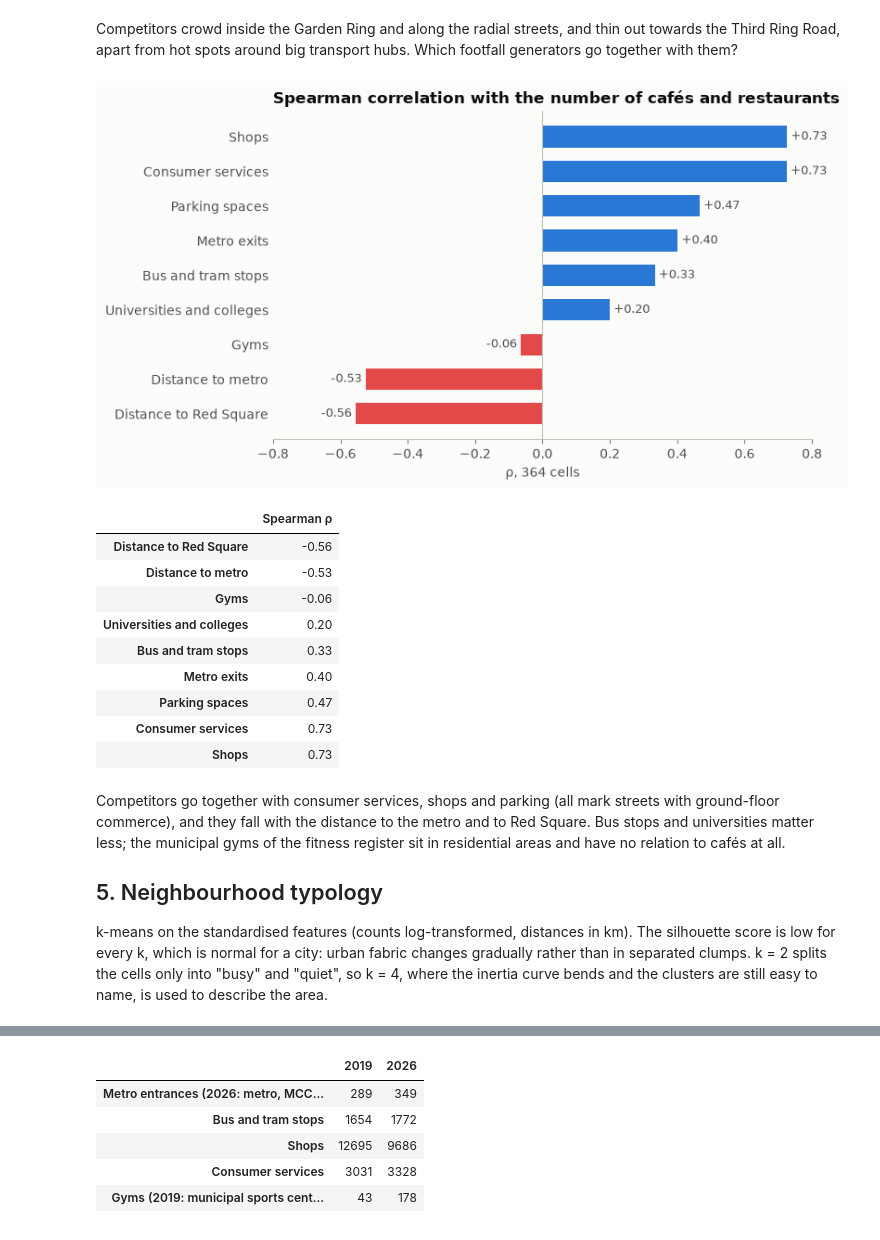
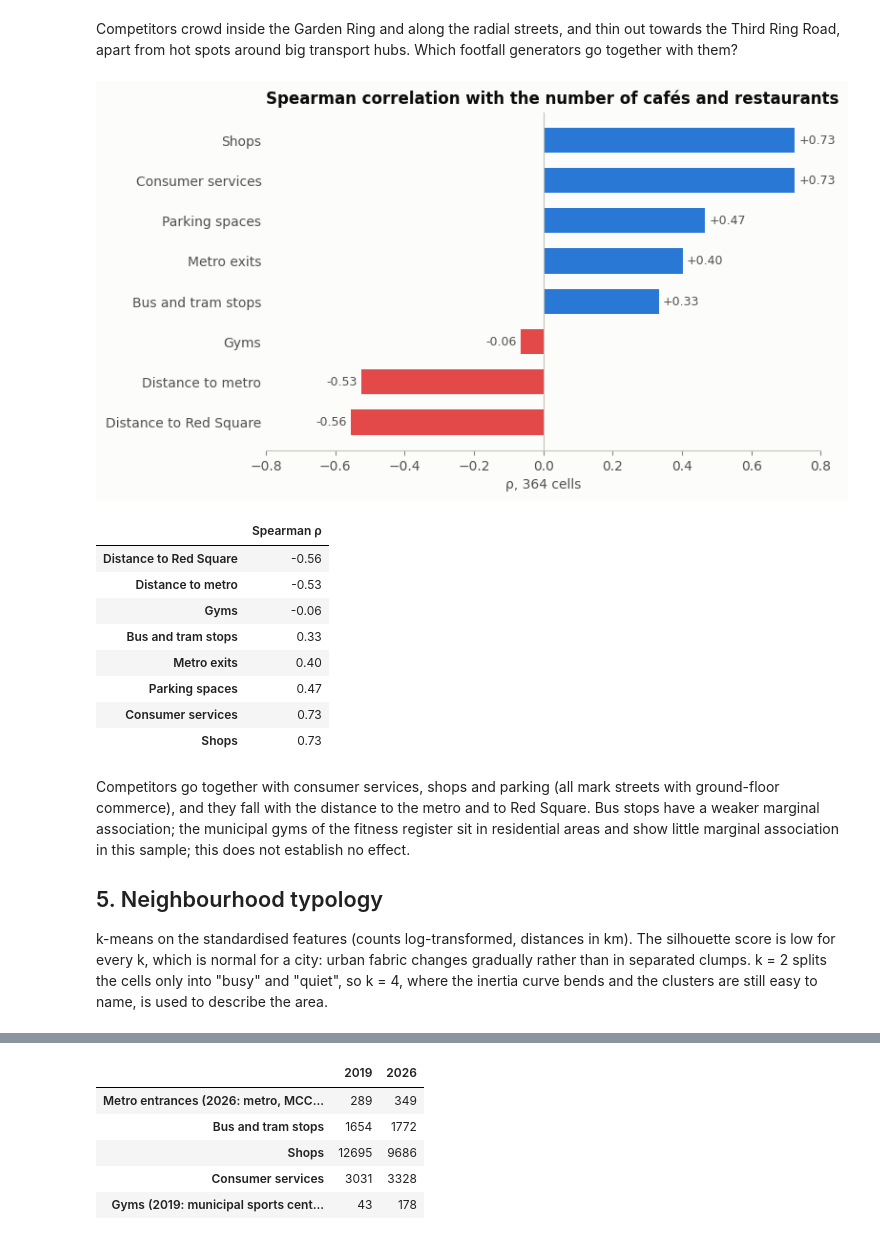
Before and after one commit to petro1eum/capstone, a Jupyter notebook: notebooks/03_cafe_location_analysis.ipynb, the cells around one changed output, grey strips where cells are left out. Saved outputs shown, nothing was run; the diff lists cells and outputs as text; code cells hidden in the pictures.

```diff
--- a/notebooks/03_cafe_location_analysis.ipynb
+++ b/notebooks/03_cafe_location_analysis.ipynb
@@ -428,34 +394,33 @@ Third Ring Road, apart from hot spots around big transport hubs. Which footfall
 together with them?
 # %%
 drivers = ["metro_exits", "metro_distance", "bus_stops", "parking_spaces", "shops", "services",
-           "fitness", "education", "center_distance"]
+           "fitness", "center_distance"]
 labels = {
     "metro_exits": "Metro exits", "metro_distance": "Distance to metro", "bus_stops": "Bus and tram stops",
     "parking_spaces": "Parking spaces", "shops": "Shops", "services": "Consumer services", "fitness": "Gyms",
     "education": "Universities and colleges", "center_distance": "Distance to Red Square",
 }
 rho = features[drivers].corrwith(features["competitors"], method="spearman").sort_values()
 
 fig, ax = plt.subplots(figsize=(7.5, 4.6))
 bars = ax.barh([labels[d] for d in rho.index], rho.values, color=[BLUE if v > 0 else RED for v in rho.values],
                height=0.62)
 ax.bar_label(bars, fmt="%+.2f", padding=3, color=INK_2, fontsize=9)
 ax.axvline(0, color=AXIS, linewidth=0.8)
 ax.set_xlim(-0.8, 0.8)
 ax.set_title("Spearman correlation with the number of cafés and restaurants")
 ax.set_xlabel("ρ, 364 cells")
 ax.spines["left"].set_visible(False)
 ax.tick_params(axis="y", length=0)
 save(fig, "fig3_correlations")
 plt.show()
 rho.rename(index=labels).to_frame("Spearman ρ")
 # %% [output]
-[figure, old version]
+[figure, new version]
 |  | Spearman ρ |
 | Distance to Red Square | -0.56 |
 | Distance to metro | -0.53 |
 | Gyms | -0.06 |
-| Universities and colleges | 0.20 |
 | Bus and tram stops | 0.33 |
 | Metro exits | 0.40 |
 | Parking spaces | 0.47 |
@@ -463,9 +428,8 @@ rho.rename(index=labels).to_frame("Spearman ρ")
 | Shops | 0.73 |
 # %% [markdown]
 Competitors go together with consumer services, shops and parking (all mark streets with
-ground-floor commerce), and they fall with the distance to the metro and to Red Square. Bus stops
-and universities matter less; the municipal gyms of the fitness register sit in residential areas
-and have no relation to cafés at all.
+ground-floor commerce), and they fall with the distance to the metro and to Red Square. Bus stops have a weaker marginal association; the municipal gyms of the fitness register sit in residential areas
+and show little marginal association in this sample; this does not establish no effect.
 
 ## 5. Neighbourhood typology
 
```
Also changed, not shown: parts of 47 cells of this notebook, 35 other files.
